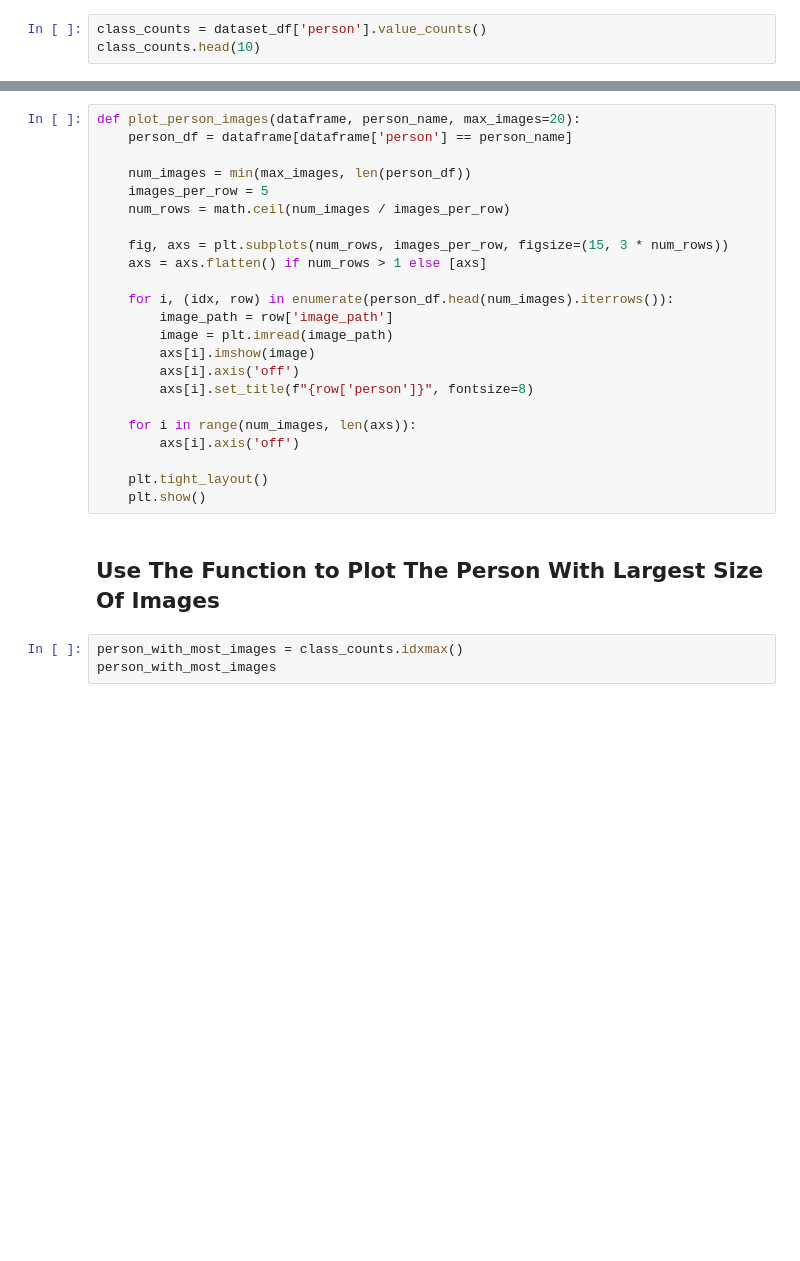
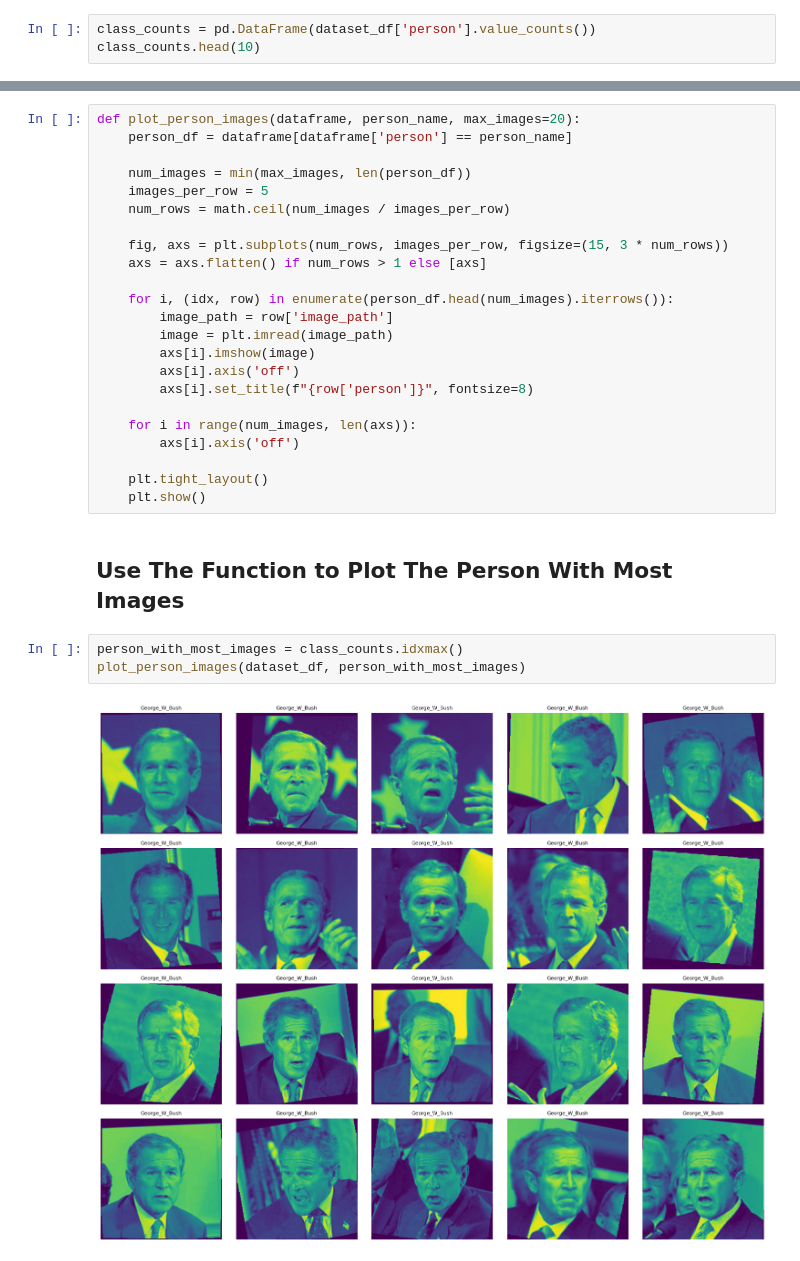
Before and after one commit to liav2002/One-Shot-Facial-Recognition, a Jupyter notebook: notebooks/EDA.ipynb, the cells around one changed output, grey strips where cells are left out. Saved outputs shown, nothing was run; the diff lists cells and outputs as text; blank space fills up the shorter version.

Commit message:
EDA on dataset

```diff
--- a/notebooks/EDA.ipynb
+++ b/notebooks/EDA.ipynb
@@ -53,6 +53,6 @@ dataset_df['person'].nunique()
 # %% [markdown]
 # Analayze Class Distribution
 # %%
-class_counts = dataset_df['person'].value_counts()
+class_counts = pd.DataFrame(dataset_df['person'].value_counts())
 class_counts.head(10)
 # %% [output]
@@ -159,7 +159,9 @@ def plot_person_images(dataframe, person_name, max_images=20):
     plt.tight_layout()
     plt.show()
 # %% [markdown]
-## Use The Function to Plot The Person With Largest Size Of Images
+## Use The Function to Plot The Person With Most Images
 # %%
 person_with_most_images = class_counts.idxmax()
-person_with_most_images
+plot_person_images(dataset_df, person_with_most_images)
+# %% [output]
+[figure, added]
```
Also changed, not shown: parts of 2 cells of this notebook.
